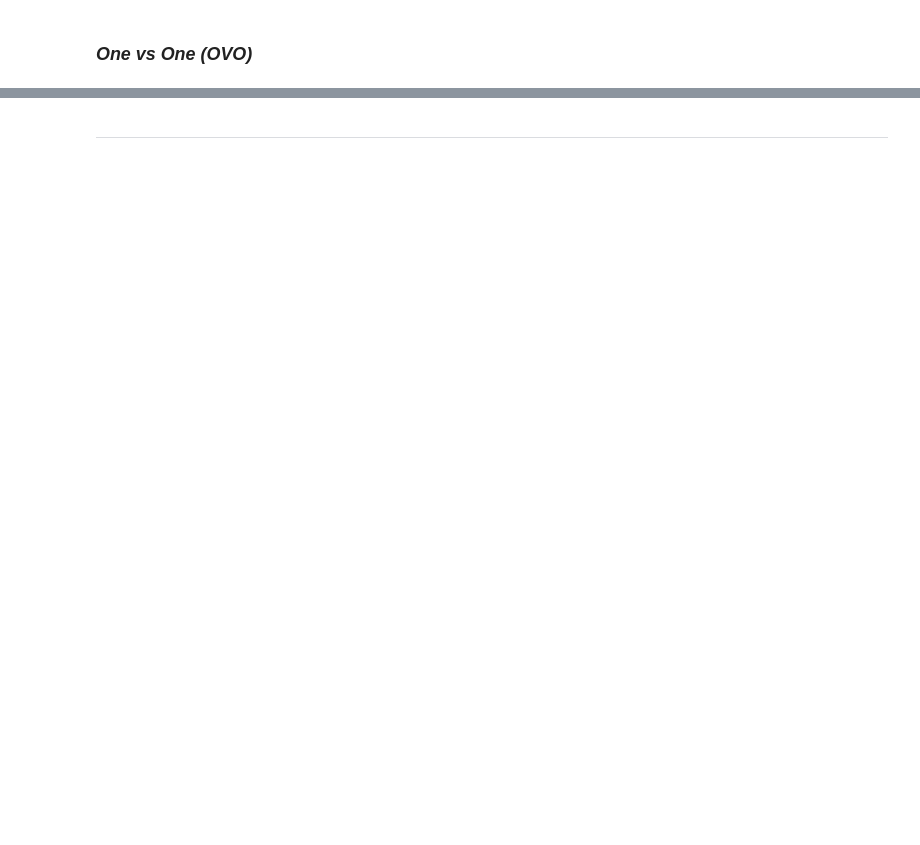
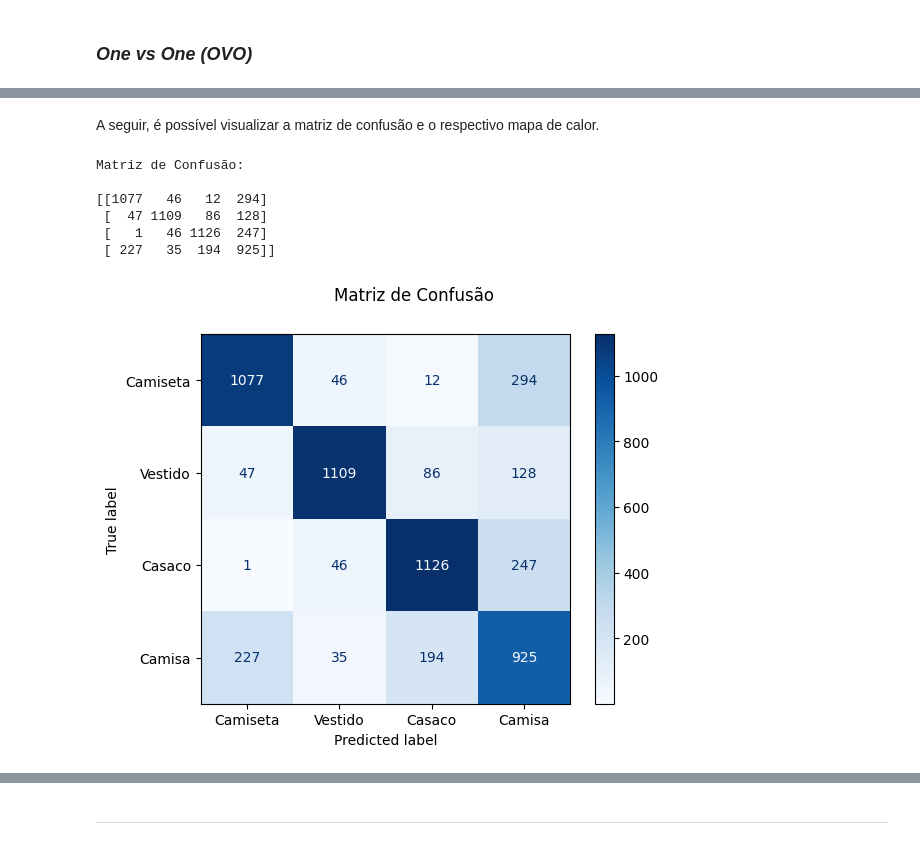
Before and after one commit to davimedio01/data-mining, a Jupyter notebook: 02. 10-10 - Atividade 2 (Classificação)/Atividade_02.ipynb, the cells around one changed output, grey strips where cells are left out. Drawn from its saved outputs; the diff is of its cells as text; code cells hidden in the pictures; blank space fills up the shorter version.

```diff
--- a/02. 10-10 - Atividade 2 (Classificação)/Atividade_02.ipynb
+++ b/02. 10-10 - Atividade 2 (Classificação)/Atividade_02.ipynb
@@ -583,0 +869,33 @@ rand_forest_cm_disp = ConfusionMatrixDisplay.from_predictions(
+# %%
+# Métricas para análise de desempenho
+from sklearn.metrics import (
+    accuracy_score,
+    classification_report,
+    confusion_matrix,
+    ConfusionMatrixDisplay,
+    precision_score,
+    recall_score,
+    f1_score,
+)
+
+# One vs One com Decision Tree
+from sklearn.multiclass import OneVsOneClassifier
+from sklearn.tree import DecisionTreeClassifier
+
+# Definindo hiperparâmetros do Decision Tree
+max_depth = 100
+
+# Criando a estrutura básica
+ovo = OneVsOneClassifier(
+    estimator=DecisionTreeClassifier(max_depth=max_depth, random_state=42)
+)
+
+# Realizando o treinamento
+ovo.fit(X=X_train, y=y_train)
+
+# Realizando a predição no conjunto de teste
+y_pred = ovo.predict(X=X_test)
+
+# Mostrando a acurácia obtida
+ovo_accuracy = accuracy_score(y_test, y_pred)
+print(f"Acurácia: {ovo_accuracy:.2f}")
@@ -583,0 +922,17 @@ rand_forest_cm_disp = ConfusionMatrixDisplay.from_predictions(
+# %% [markdown]
+A seguir, é possível visualizar a matriz de confusão e o respectivo mapa de calor.
+# %%
+# Criando e mostrando a matriz de confusão com relação ao conj. de teste
+print("Matriz de Confusão:\n")
+print(confusion_matrix(y_test, y_pred))
+ovo_cm_disp = ConfusionMatrixDisplay.from_predictions(
+    y_test, y_pred, display_labels=labels_names, cmap="Blues"
+).figure_.suptitle("Matriz de Confusão")
+# %% [output]
+Matriz de Confusão:
+
+[[1077   46   12  294]
+ [  47 1109   86  128]
+ [   1   46 1126  247]
+ [ 227   35  194  925]]
+[figure, added]
```
Also changed, not shown: parts of 45 cells of this notebook, 1 other file.
